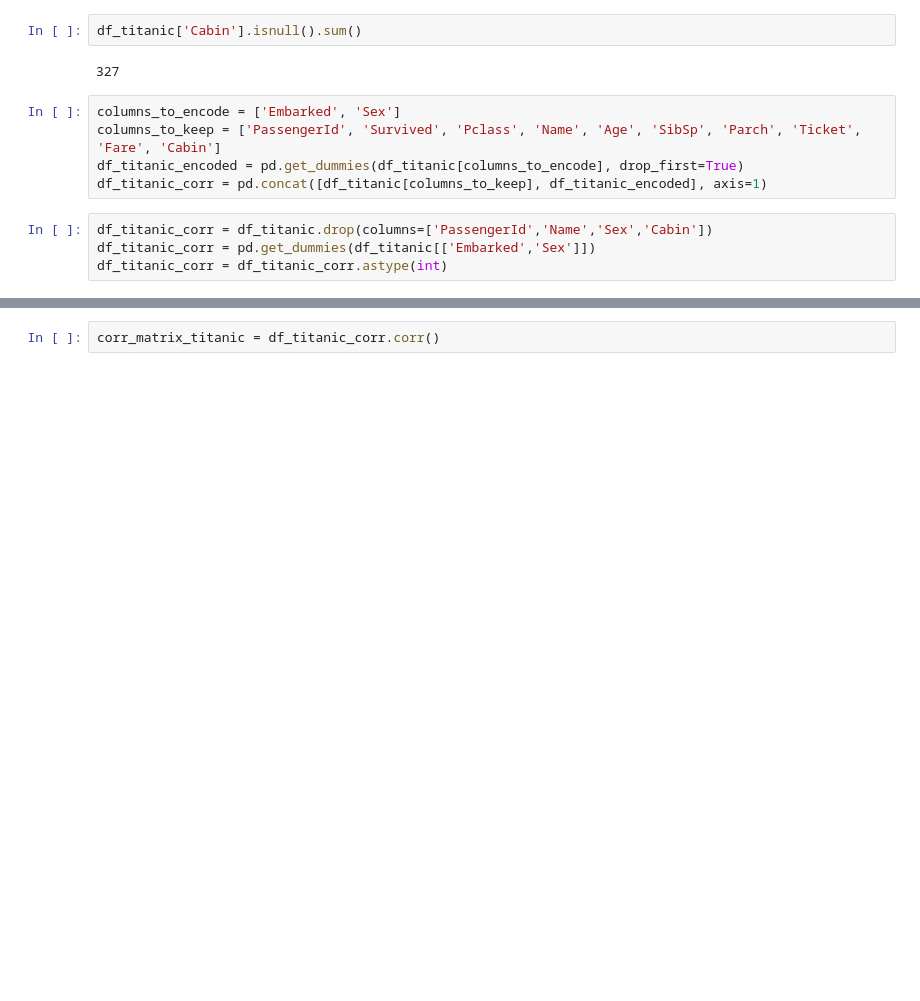
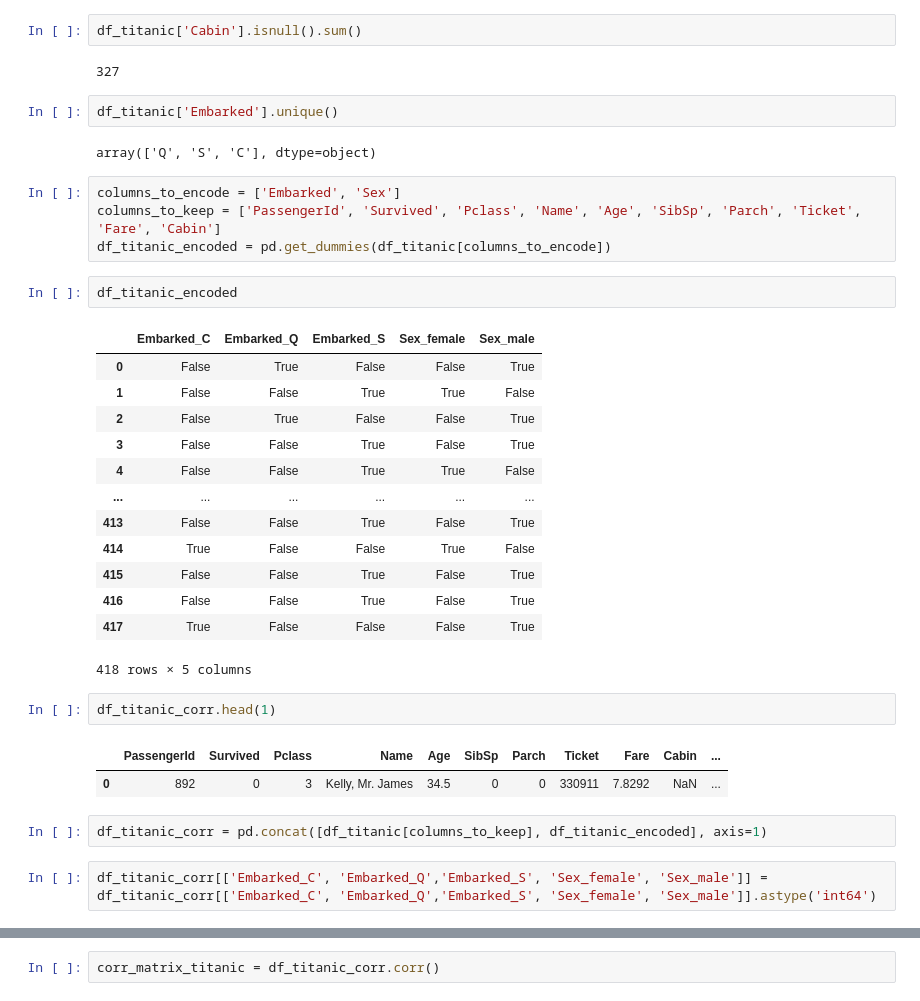
Before and after one commit to JJDataAnalyst-viz/Scikit-Learn-For-Machine-Learning-Classification-Problems, a Jupyter notebook: Machine_Learning_Project/XGBoost-Algorithm-Calssification-Problem.ipynb, the cells around one changed output, grey strips where cells are left out. Saved outputs shown, nothing was run; the diff lists cells and outputs as text; blank space fills up the shorter version.

```diff
--- a/Machine_Learning_Project/XGBoost-Algorithm-Calssification-Problem.ipynb
+++ b/Machine_Learning_Project/XGBoost-Algorithm-Calssification-Problem.ipynb
@@ -253,14 +253,38 @@ memory usage: 39.3+ KB
 df_titanic['Cabin'].isnull().sum()
 # %% [output]
 327
+# %%
+df_titanic['Embarked'].unique()
+# %% [output]
+array(['Q', 'S', 'C'], dtype=object)
 # %%
 columns_to_encode = ['Embarked', 'Sex']
 columns_to_keep = ['PassengerId', 'Survived', 'Pclass', 'Name', 'Age', 'SibSp', 'Parch', 'Ticket', 'Fare', 'Cabin']
-df_titanic_encoded = pd.get_dummies(df_titanic[columns_to_encode], drop_first=True)
-df_titanic_corr = pd.concat([df_titanic[columns_to_keep], df_titanic_encoded], axis=1)
+df_titanic_encoded = pd.get_dummies(df_titanic[columns_to_encode])
-# %%
-df_titanic_corr = df_titanic.drop(columns=['PassengerId','Name','Sex','Cabin'])
-df_titanic_corr = pd.get_dummies(df_titanic[['Embarked','Sex']])
-df_titanic_corr = df_titanic_corr.astype(int)
+# %%
+df_titanic_encoded
+# %% [output]
+|  | Embarked_C | Embarked_Q | Embarked_S | Sex_female | Sex_male |
+| 0 | False | True | False | False | True |
+| 1 | False | False | True | True | False |
+| 2 | False | True | False | False | True |
+| 3 | False | False | True | False | True |
+| 4 | False | False | True | True | False |
+| ... | ... | ... | ... | ... | ... |
+| 413 | False | False | True | False | True |
+| 414 | True | False | False | True | False |
+| 415 | False | False | True | False | True |
+| 416 | False | False | True | False | True |
+| 417 | True | False | False | False | True |
+418 rows × 5 columns
+# %%
+df_titanic_corr.head(1)
+# %% [output]
+|  | PassengerId | Survived | Pclass | Name | Age | SibSp | Parch | Ticket | Fare | Cabin | ... |
+| 0 | 892 | 0 | 3 | Kelly, Mr. James | 34.5 | 0 | 0 | 330911 | 7.8292 | NaN | ... |
+# %%
+df_titanic_corr = pd.concat([df_titanic[columns_to_keep], df_titanic_encoded], axis=1)
+# %%
+df_titanic_corr[['Embarked_C', 'Embarked_Q','Embarked_S', 'Sex_female', 'Sex_male']] = df_titanic_corr[['Embarked_C', 'Embarked_Q','Embarked_S', 'Sex_female', 'Sex_male']].astype('int64')
 # %%
 df_titanic_corr
```
Also changed, not shown: parts of 8 cells of this notebook.
